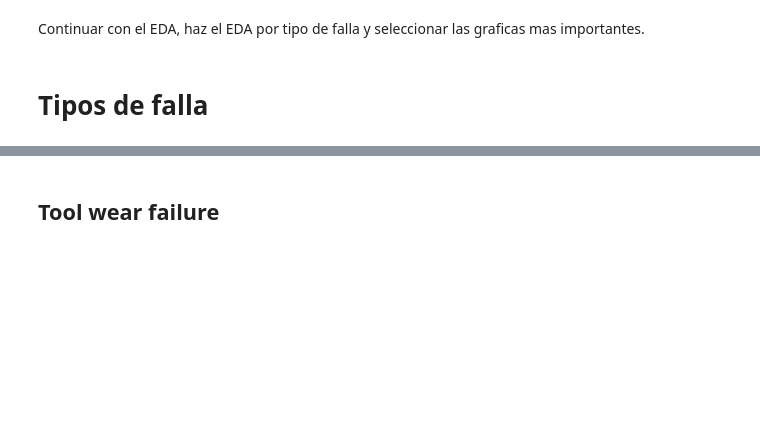
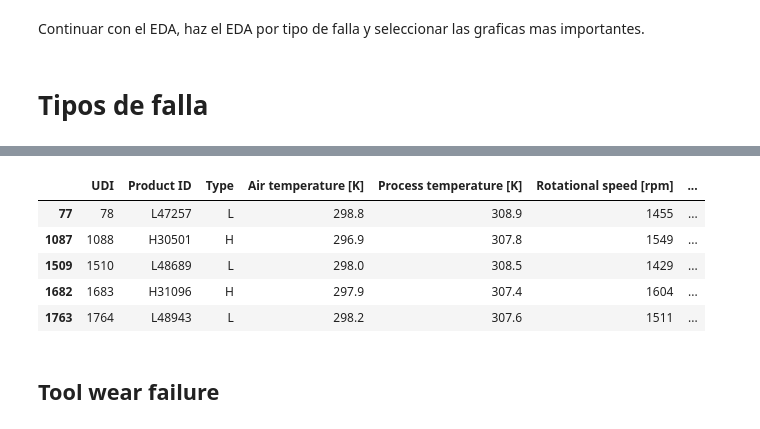
Before and after one commit to edwinsantosv/SummerCamp-2025, a Jupyter notebook: 1_Final Project/DataExploration.ipynb, the cells around one changed output, grey strips where cells are left out. Drawn from its saved outputs; the diff is of its cells as text; code cells hidden in the pictures; blank space fills up the shorter version.

```diff
--- a/1_Final Project/DataExploration.ipynb
+++ b/1_Final Project/DataExploration.ipynb
@@ -201,3 +251,12 @@ Continuar con el EDA, haz el EDA por tipo de falla y seleccionar las graficas ma
+# %%
+df[df['TWF']==1].head()
+# %% [output]
+|  | UDI | Product ID | Type | Air temperature [K] | Process temperature [K] | Rotational speed [rpm] | ... |
+| 77 | 78 | L47257 | L | 298.8 | 308.9 | 1455 | ... |
+| 1087 | 1088 | H30501 | H | 296.9 | 307.8 | 1549 | ... |
+| 1509 | 1510 | L48689 | L | 298.0 | 308.5 | 1429 | ... |
+| 1682 | 1683 | H31096 | H | 297.9 | 307.4 | 1604 | ... |
+| 1763 | 1764 | L48943 | L | 298.2 | 307.6 | 1511 | ... |
 # %% [markdown]
 ## Tool wear failure
 # %%
```
Also changed, not shown: parts of 1 cell of this notebook.
